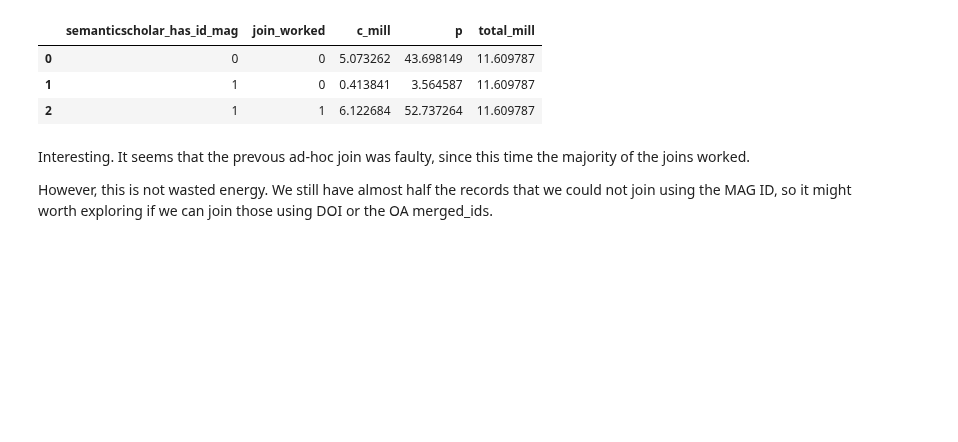
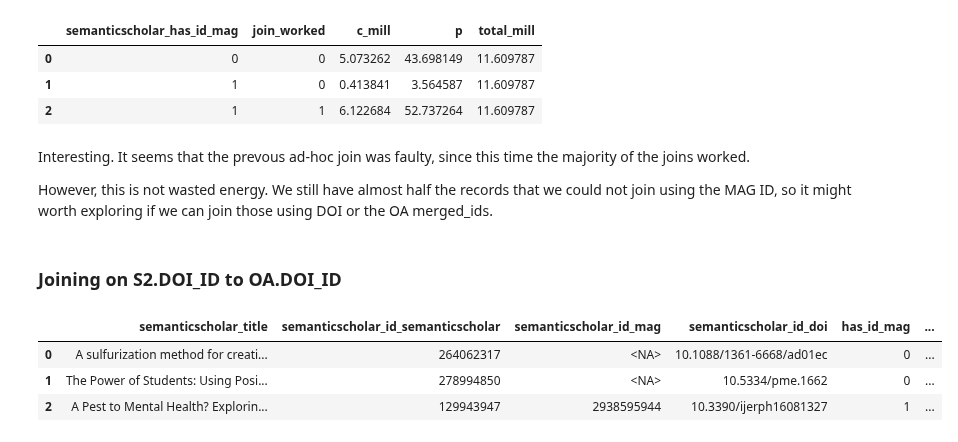
Before and after one commit to ka-steve/sagemaker_research_classification, a Jupyter notebook: src/03_exploration/03_31_explore_semanticscholar_openalex_id_mismatch.ipynb, the cells around one changed output. Saved outputs shown, nothing was run; the diff lists cells and outputs as text; code cells hidden in the pictures; blank space fills up the shorter version.

Commit message:
Created combined DOI+MAG join between S2 and OA

```diff
--- a/src/03_exploration/03_31_explore_semanticscholar_openalex_id_mismatch.ipynb
+++ b/src/03_exploration/03_31_explore_semanticscholar_openalex_id_mismatch.ipynb
@@ -304,3 +304,50 @@ SELECT * FROM grouped
 Interesting. It seems that the prevous ad-hoc join was faulty, since this time the majority of the joins worked.
 
 However, this is not wasted energy. We still have almost half the records that we could not join using the MAG ID, so it might worth exploring if we can join those using DOI or the OA merged_ids.
+# %% [markdown]
+### Joining on S2.DOI_ID to OA.DOI_ID
+# %%
+# Confirming that the join works as expected:
+utils.pd_set_options(cols=500)
+wr.athena.read_sql_query("""
+WITH
+base_semanticscholar_s2orcv2_ AS (
+    SELECT * FROM "02_stg".base_semanticscholar_s2orcv2
+),
+base_openalex_works_reduced_ AS (
+SELECT * FROM "02_stg"."base_openalex_works_reduced"
+),
+flagged_semanticscholar_s2orcv2 AS (
+    SELECT
+        *,
+        CASE WHEN COALESCE(id_mag, '')='' THEN 0 ELSE 1 END AS has_id_mag,
+        CASE WHEN COALESCE(id_doi, '')='' THEN 0 ELSE 1 END AS has_id_doi
+    FROM
+        base_semanticscholar_s2orcv2_
+),
+s2oa_join_on_doi_id AS (
+    SELECT
+        flagged_semanticscholar_s2orcv2.title AS semanticscholar_title,
+        flagged_semanticscholar_s2orcv2.id_semanticscholar AS semanticscholar_id_semanticscholar,
+        flagged_semanticscholar_s2orcv2.id_mag AS semanticscholar_id_mag,
+        flagged_semanticscholar_s2orcv2.id_doi AS semanticscholar_id_doi,                         -- Note: This is case-sensitive
+        flagged_semanticscholar_s2orcv2.has_id_mag,
+        flagged_semanticscholar_s2orcv2.has_id_doi,
+        base_openalex_works_reduced_.title AS openalex_title,
+        base_openalex_works_reduced_.id_openalex AS openalex_id_openalex,
+        base_openalex_works_reduced_.id_doi AS openalex_id_doi,                                 -- Note: This is forced lower-case
+        CASE WHEN base_openalex_works_reduced_.id_openalex IS NULL THEN 0 ELSE 1 END AS join_worked
+    FROM
+        flagged_semanticscholar_s2orcv2
+    LEFT JOIN
+        base_openalex_works_reduced_
+    ON
+        flagged_semanticscholar_s2orcv2.id_doi = base_openalex_works_reduced_.id_doi
+)
+SELECT * FROM s2oa_join_on_doi_id WHERE join_worked=1 LIMIT 3
+ """, '02_stg')
+# %% [output]
+|  | semanticscholar_title | semanticscholar_id_semanticscholar | semanticscholar_id_mag | semanticscholar_id_doi | has_id_mag | ... |
+| 0 | A sulfurization method for creati... | 264062317 | <NA> | 10.1088/1361-6668/ad01ec | 0 | ... |
+| 1 | The Power of Students: Using Posi... | 278994850 | <NA> | 10.5334/pme.1662 | 0 | ... |
+| 2 | A Pest to Mental Health? Explorin... | 129943947 | 2938595944 | 10.3390/ijerph16081327 | 1 | ... |
```
Also changed, not shown: parts of 9 cells of this notebook, 4 other files.
